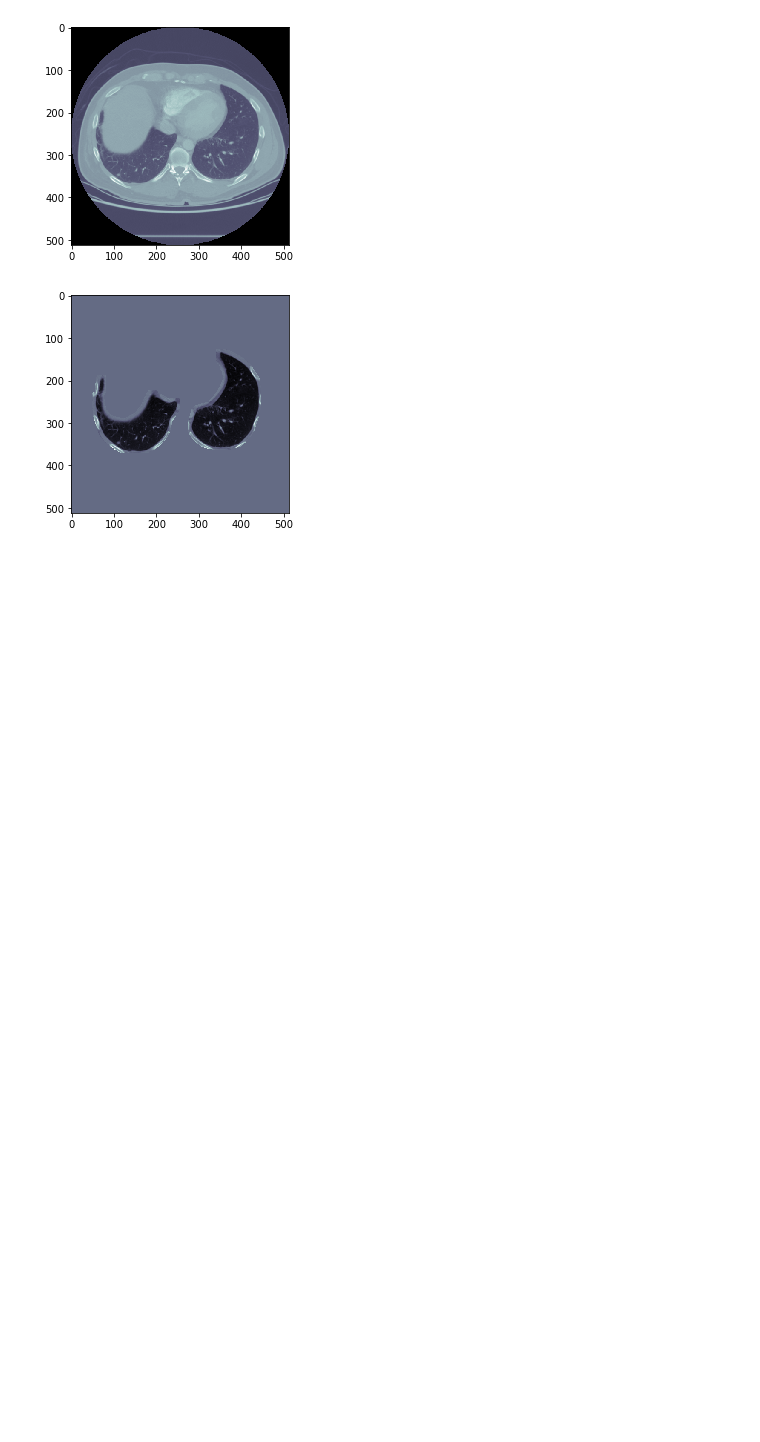
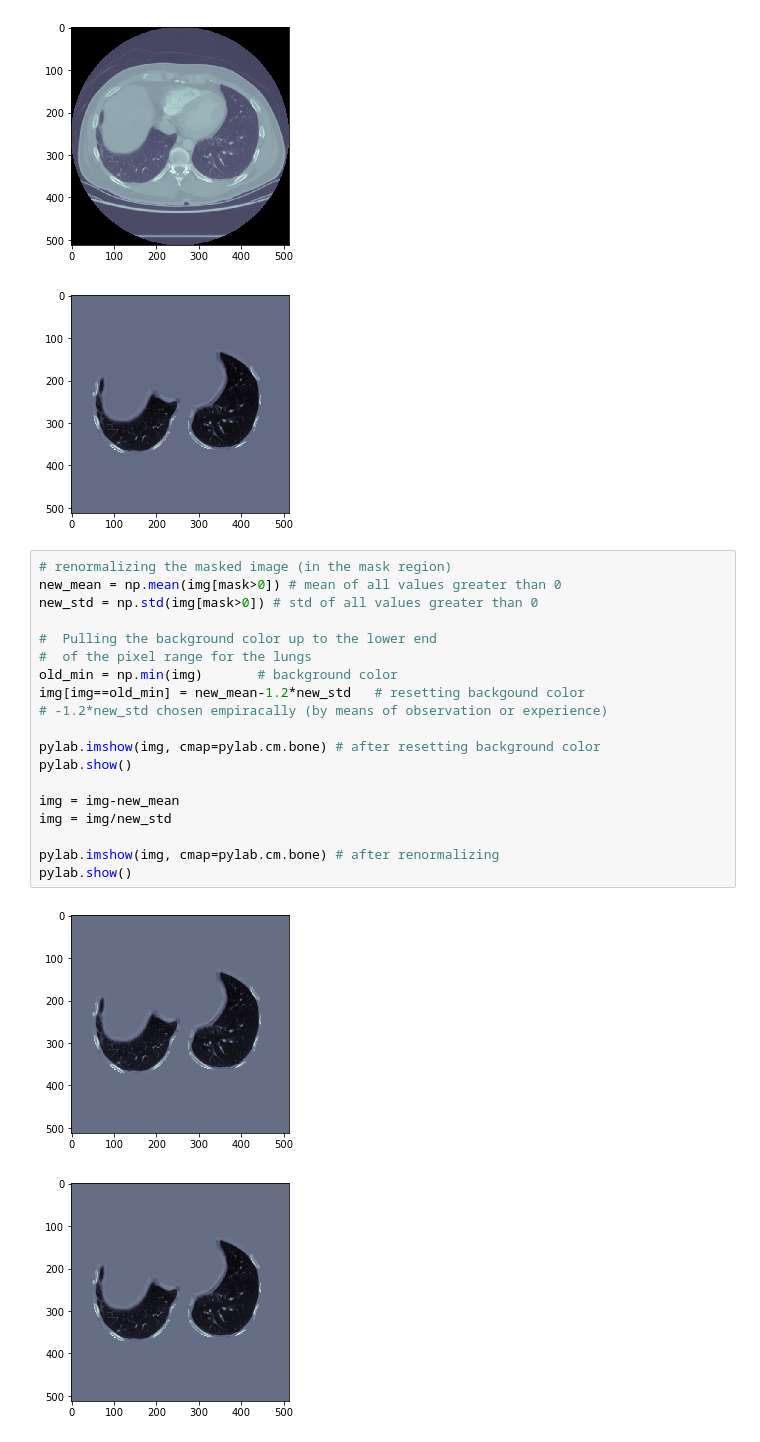
Before and after one commit to 3-musketeers/kaggle-dsb, a Jupyter notebook: pipeline/build-simple-model/luna-segment-lung-roi/sandbox.ipynb, the cells around one changed output. Drawn from its saved outputs; the diff is of its cells as text; blank space fills up the shorter version.

```diff
--- a/pipeline/build-simple-model/luna-segment-lung-roi/sandbox.ipynb
+++ b/pipeline/build-simple-model/luna-segment-lung-roi/sandbox.ipynb
@@ -316,3 +316,25 @@ pylab.show()
 # %% [output]
 [figure]
 [figure]
+# %%
+# renormalizing the masked image (in the mask region)
+new_mean = np.mean(img[mask>0]) # mean of all values greater than 0
+new_std = np.std(img[mask>0]) # std of all values greater than 0
+
+#  Pulling the background color up to the lower end
+#  of the pixel range for the lungs
+old_min = np.min(img)       # background color
+img[img==old_min] = new_mean-1.2*new_std   # resetting backgound color
+# -1.2*new_std chosen empiracally (by means of observation or experience)
+
+pylab.imshow(img, cmap=pylab.cm.bone) # after resetting background color
+pylab.show()
+
+img = img-new_mean
+img = img/new_std
+
+pylab.imshow(img, cmap=pylab.cm.bone) # after renormalizing
+pylab.show()
+# %% [output]
+[figure, added]
+[figure, added]
```
